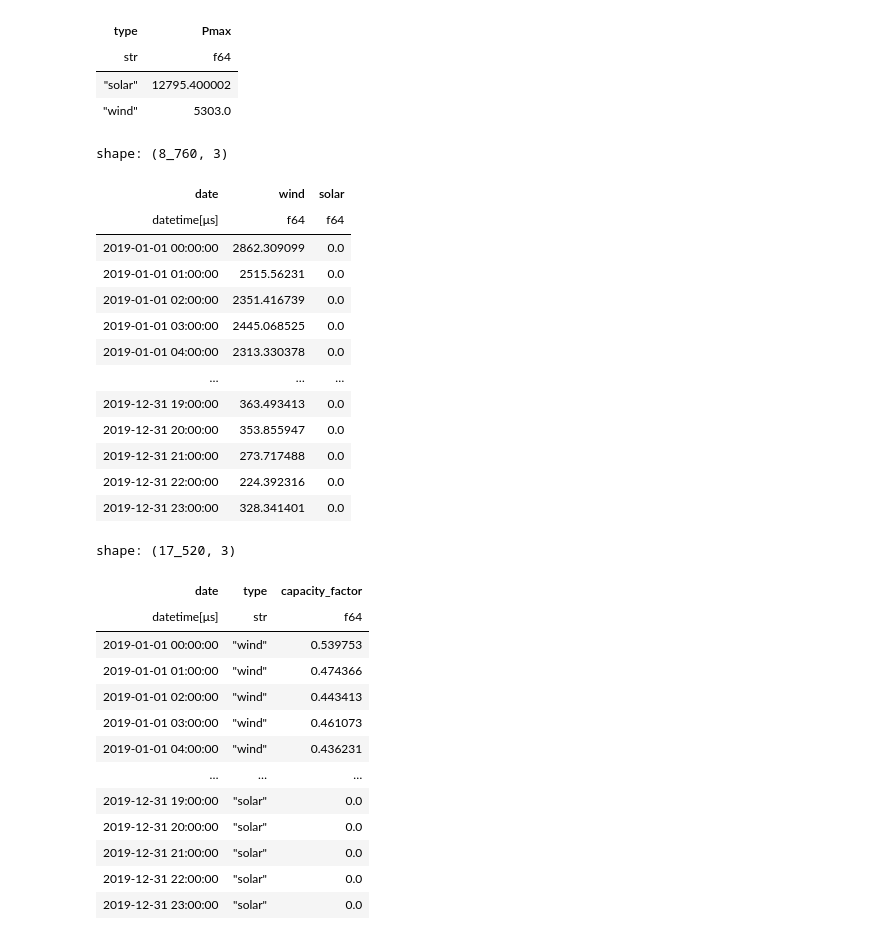
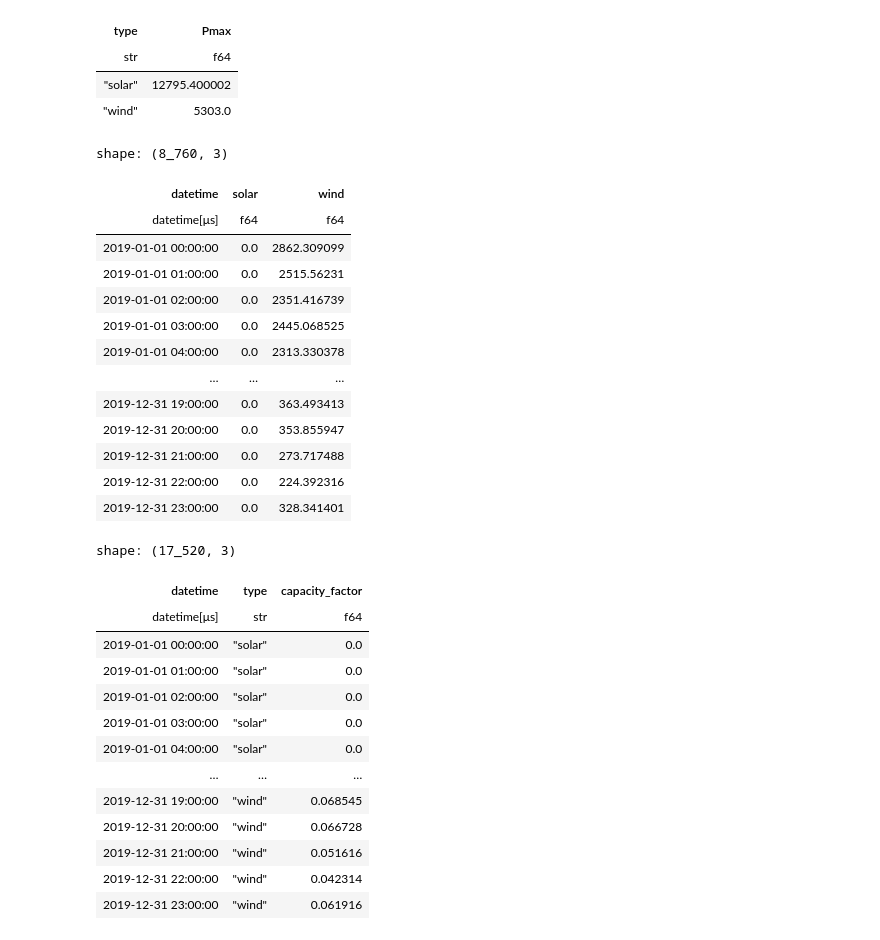
Before and after one commit to Bravos-Power/pyoframe, a Jupyter notebook: benchmarks/src/energy_planning/scripts/compute_capacity_factors.py.ipynb, the cells around one changed output. Drawn from its saved outputs; the diff is of its cells as text; code cells hidden in the pictures.

```diff
--- a/benchmarks/src/energy_planning/scripts/compute_capacity_factors.py.ipynb
+++ b/benchmarks/src/energy_planning/scripts/compute_capacity_factors.py.ipynb
@@ -8,0 +7,7 @@ VARIABLE_RENEWABLE_TYPES = ["wind", "solar"]
+# %%
+MAPPING = {
+    "Solar PV": "solar",
+    "Wind": "wind",
+    "CSP": "solar",
+}
+NON_DISPATCHABLE_TYPES = ["solar", "wind"]
@@ -54,26 +76,26 @@ shape: (2, 2)
 | "solar" | 12795.400002 |
 | "wind" | 5303.0 |
 # %%
-df2 = df.select(["datetime"] + VARIABLE_RENEWABLE_TYPES)
+df2 = df.select(["datetime"] + NON_DISPATCHABLE_TYPES)
 df2
 # %% [output]
 shape: (8_760, 3)
-| date | wind | solar |
+| datetime | solar | wind |
 | datetime[μs] | f64 | f64 |
-| 2019-01-01 00:00:00 | 2862.309099 | 0.0 |
-| 2019-01-01 01:00:00 | 2515.56231 | 0.0 |
-| 2019-01-01 02:00:00 | 2351.416739 | 0.0 |
-| 2019-01-01 03:00:00 | 2445.068525 | 0.0 |
-| 2019-01-01 04:00:00 | 2313.330378 | 0.0 |
+| 2019-01-01 00:00:00 | 0.0 | 2862.309099 |
+| 2019-01-01 01:00:00 | 0.0 | 2515.56231 |
+| 2019-01-01 02:00:00 | 0.0 | 2351.416739 |
+| 2019-01-01 03:00:00 | 0.0 | 2445.068525 |
+| 2019-01-01 04:00:00 | 0.0 | 2313.330378 |
 | … | … | … |
-| 2019-12-31 19:00:00 | 363.493413 | 0.0 |
-| 2019-12-31 20:00:00 | 353.855947 | 0.0 |
-| 2019-12-31 21:00:00 | 273.717488 | 0.0 |
-| 2019-12-31 22:00:00 | 224.392316 | 0.0 |
-| 2019-12-31 23:00:00 | 328.341401 | 0.0 |
+| 2019-12-31 19:00:00 | 0.0 | 363.493413 |
+| 2019-12-31 20:00:00 | 0.0 | 353.855947 |
+| 2019-12-31 21:00:00 | 0.0 | 273.717488 |
+| 2019-12-31 22:00:00 | 0.0 | 224.392316 |
+| 2019-12-31 23:00:00 | 0.0 | 328.341401 |
 # %%
 df3 = df2
-for gen_type in VARIABLE_RENEWABLE_TYPES:
+for gen_type in NON_DISPATCHABLE_TYPES:
     df3 = df3.with_columns(
         pl.col(gen_type)
         / max_capacity.filter(pl.col("type") == gen_type).get_column("Pmax")
@@ -84,19 +106,19 @@ df3 = df3.unpivot(
 df3
 # %% [output]
 shape: (17_520, 3)
-| date | type | capacity_factor |
+| datetime | type | capacity_factor |
 | datetime[μs] | str | f64 |
-| 2019-01-01 00:00:00 | "wind" | 0.539753 |
-| 2019-01-01 01:00:00 | "wind" | 0.474366 |
-| 2019-01-01 02:00:00 | "wind" | 0.443413 |
-| 2019-01-01 03:00:00 | "wind" | 0.461073 |
-| 2019-01-01 04:00:00 | "wind" | 0.436231 |
+| 2019-01-01 00:00:00 | "solar" | 0.0 |
+| 2019-01-01 01:00:00 | "solar" | 0.0 |
+| 2019-01-01 02:00:00 | "solar" | 0.0 |
+| 2019-01-01 03:00:00 | "solar" | 0.0 |
+| 2019-01-01 04:00:00 | "solar" | 0.0 |
 | … | … | … |
-| 2019-12-31 19:00:00 | "solar" | 0.0 |
-| 2019-12-31 20:00:00 | "solar" | 0.0 |
-| 2019-12-31 21:00:00 | "solar" | 0.0 |
-| 2019-12-31 22:00:00 | "solar" | 0.0 |
-| 2019-12-31 23:00:00 | "solar" | 0.0 |
+| 2019-12-31 19:00:00 | "wind" | 0.068545 |
+| 2019-12-31 20:00:00 | "wind" | 0.066728 |
+| 2019-12-31 21:00:00 | "wind" | 0.051616 |
+| 2019-12-31 22:00:00 | "wind" | 0.042314 |
+| 2019-12-31 23:00:00 | "wind" | 0.061916 |
 # %%
 cf_by_hour = (
     df3.group_by(pl.col("datetime").dt.hour().alias("hour"), "type")
```
Also changed, not shown: parts of 4 cells of this notebook, 24 other files.
